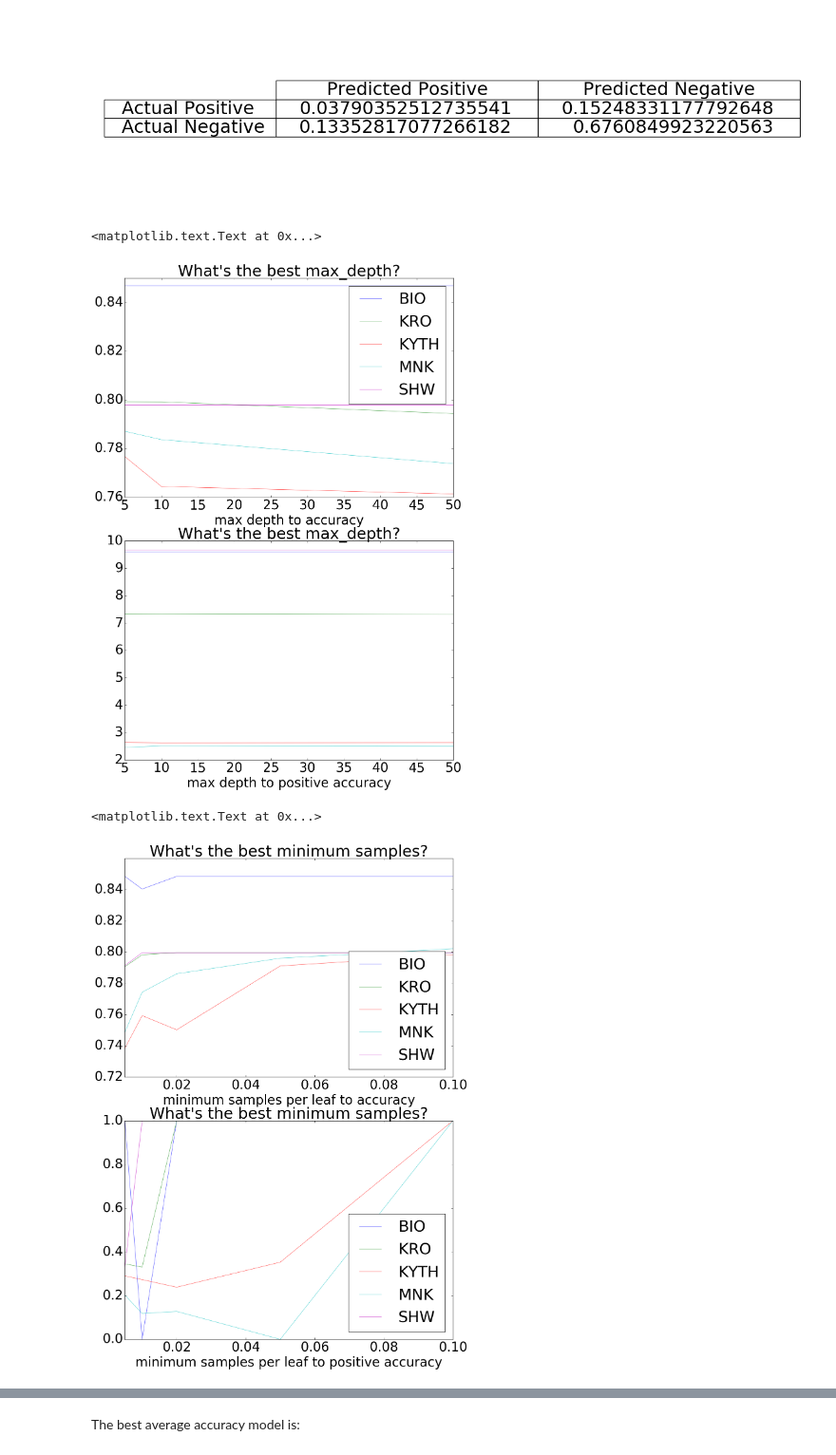
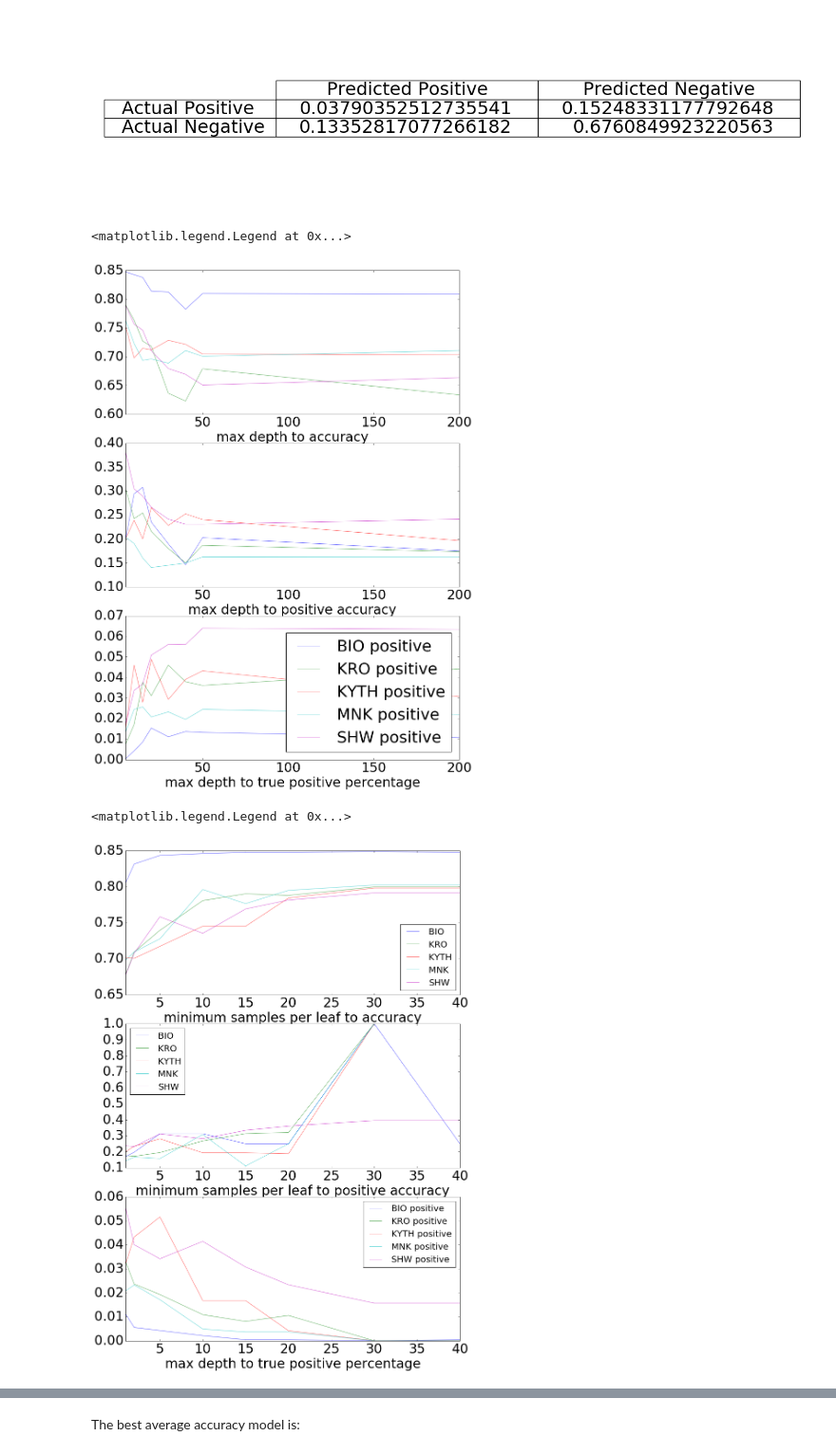
Before and after one commit to eytans/Stockifier, a Jupyter notebook: Decision Tree.ipynb, the cells around one changed output, grey strips where cells are left out. Shown at 95% size. Saved outputs shown, nothing was run; the diff lists cells and outputs as text; code cells hidden in the pictures.

```diff
--- a/Decision Tree.ipynb
+++ b/Decision Tree.ipynb
@@ -93,7 +93,7 @@ for i in range(2, 51):
     for sn, cm in zip(stock_names, cms):
         data.append((tmodel.criterion, tmodel.max_depth, tmodel.min_samples_leaf, sn, cm.accuracy))
     temp_results = DataFrame(data, columns=('criterion', 'max_depth', 'min_samples', 'stock', 'accuracy'))
-    cuts.append((temp_results['accuracy'].median(), i))
+    cuts.append((temp_results['accuracy'].mean(), i))
 # %%
 from pandas import DataFrame
 res = DataFrame(cuts, columns=['accuracy', 'categories'])
@@ -173,7 +173,7 @@ DecisionTreeClassifier(class_weight={False: 1, True: 1.7}, criterion='gini',
 Accuracy: 0.713992871274923
 [figure]
 # %%
-best_cut=21
+best_cut=22
 # %%
 from sklearn.tree import DecisionTreeClassifier
 
@@ -201,57 +192,77 @@ taccuracies = pickle.load(open('DecisionTree.p', 'rb'))
 # %%
 from pandas import DataFrame
 
-# data should be list of lists and each row should be:
-# criterion, max_depth, min_samples, stock, accuracy
-data = []
-for tmodel, taccs in zip(tmodels, taccuracies):
-    for tsn, cm in taccs.items():
-        data.append((tmodel.criterion, tmodel.max_depth, tmodel.min_samples_leaf, tsn, cm.accuracy, cm.true_acc(), cm.false_acc()))
-tresults = DataFrame(data, columns=('criterion', 'max_depth', 'min_samples', 'stock', 'accuracy', 'positive acc', 'negative acc'))
+def get_results(models):
+    accuracies = list(map(run_model_t, models))
+    # data should be list of lists and each row should be:
+    # criterion, max_depth, min_samples, stock, accuracy
+    data = []
+    for tmodel, taccs in zip(models, accuracies):
+        for tsn, cm in taccs.items():
+            data.append((tmodel.criterion, tmodel.max_depth, tmodel.min_samples_leaf, tsn, cm.accuracy, cm.true_acc(), cm.false_acc(), cm.TruePos))
+    results = DataFrame(data, columns=('criterion', 'max_depth', 'min_samples', 'stock', 'accuracy', 'positive acc', 'negative acc', 'true positive'))
+    return results
 # %%
 import numpy as np
 
 %matplotlib inline
 
+depths = [5, 10, 15, 20, 30, 40, 50, None]
+models = [DecisionTreeClassifier(max_depth=d) for d in depths]
+results = get_results(models)
+
 plt.rc('font', size=30)
 fig = plt.figure(figsize=(30, 20))
 alpha = 0.6
 
-ax1 = plt.subplot2grid((2,2), (0,0))
-for name, group in tresults.groupby('stock'):
+ax1 = plt.subplot2grid((3,2), (0,0))
+for name, group in results.groupby('stock'):
     # since we are counting values it makes sense to regularize the counts
-    group.replace(np.nan, 12).groupby('max_depth').agg('mean')['accuracy'].plot(kind='line', label=name, alpha=alpha)
+    group.replace(np.nan, 200).groupby('max_depth').agg('mean')['accuracy'].plot(kind='line', label=name, alpha=alpha)
 ax1.set_xlabel('max depth to accuracy')
+
+ax2 = plt.subplot2grid((3,2), (1,0))
+for name, group in results.groupby('stock'):
+    group.replace(np.nan, 200).groupby('max_depth').agg('mean')['positive acc'].plot(kind='line', label=name+' positive', alpha=alpha)
+ax2.set_xlabel('max depth to positive accuracy')
+
+ax3 = plt.subplot2grid((3,2), (2,0))
+for name, group in results.groupby('stock'):
+    group.replace(np.nan, 200).groupby('max_depth').agg('mean')['true positive'].plot(kind='line', label=name+' positive', alpha=alpha)
+ax3.set_xlabel('max depth to true positive percentage')
+
 plt.legend(loc='best')
-ax1.set_title("What's the best max_depth?" )
-ax2 = plt.subplot2grid((2,2), (1,0))
-for name, group in tresults.groupby('stock'):
-    group.replace(np.nan, 12).groupby('max_depth').agg('mean')['positive acc'].plot(kind='line', label=name+' positive', alpha=alpha)
-ax2.set_xlabel('max depth to positive accuracy')
-ax2.set_title("What's the best max_depth?" )
 # %% [output]
-<matplotlib.text.Text at 0x...>
+<matplotlib.legend.Legend at 0x...>
-[figure, old version]
+[figure, new version]
+# %%
+min_samples = [1, 2, 5, 10, 15, 20, 30, 40]
+models = [DecisionTreeClassifier(min_samples_leaf=m) for m in min_samples]
+results = get_results(models)
 # %%
 plt.rc('font', size=30)
 fig = plt.figure(figsize=(30, 20))
 alpha = 0.6
 
-ax1 = plt.subplot2grid((2,2), (0,0))
-for name, group in tresults.groupby('stock'):
+ax1 = plt.subplot2grid((3,2), (0,0))
+for name, group in results.groupby('stock'):
     # since we are counting values it makes sense to regularize the counts
     group.replace(np.nan, 1).groupby('min_samples').agg('mean')['accuracy'].plot(kind='line', label=name, alpha=alpha)
 ax1.set_xlabel('minimum samples per leaf to accuracy')
-plt.legend(loc='best')
-ax1.set_title("What's the best minimum samples?" )
+plt.legend(loc='best', prop={'size':20})
 
-ax2 = plt.subplot2grid((2,2), (1, 0))
-for name, group in tresults.groupby('stock'):
+ax2 = plt.subplot2grid((3,2), (1, 0))
+for name, group in results.groupby('stock'):
     # since we are counting values it makes sense to regularize the counts
     group.replace(np.nan, 1).groupby('min_samples').agg('mean')['positive acc'].plot(kind='line', label=name, alpha=alpha)
 ax2.set_xlabel('minimum samples per leaf to positive accuracy')
-plt.legend(loc='best')
-ax2.set_title("What's the best minimum samples?" )
+plt.legend(loc='best', prop={'size':20})
+
+ax3 = plt.subplot2grid((3,2), (2,0))
+for name, group in results.groupby('stock'):
+    group.replace(np.nan, 200).groupby('min_samples').agg('mean')['true positive'].plot(kind='line', label=name+' positive', alpha=alpha)
+ax3.set_xlabel('max depth to true positive percentage')
+plt.legend(loc='best', prop={'size':20})
 # %% [output]
-<matplotlib.text.Text at 0x...>
+<matplotlib.legend.Legend at 0x...>
-[figure, old version]
+[figure, new version]
```
Also changed, not shown: parts of 27 cells of this notebook.
